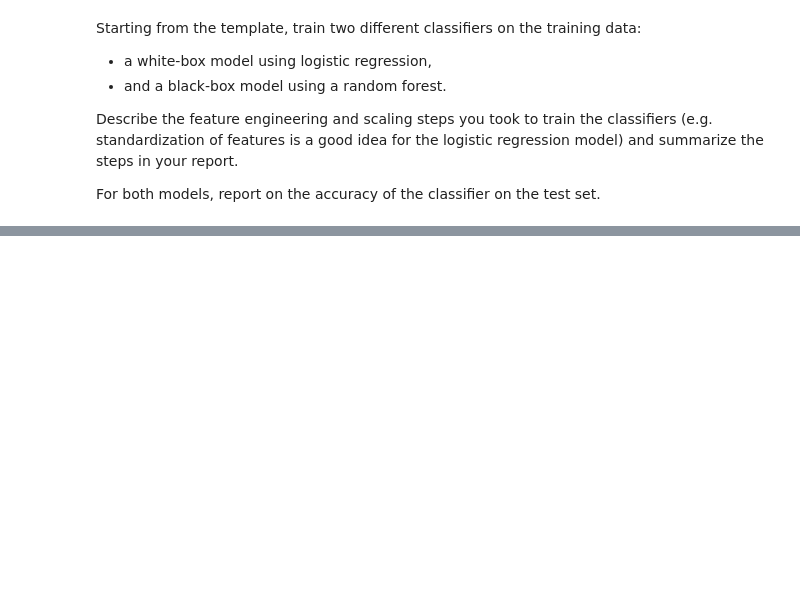
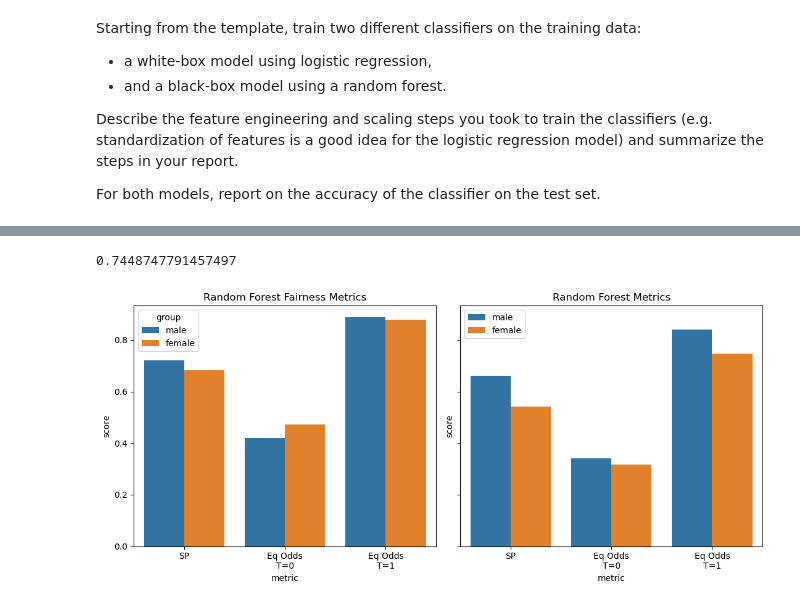
Before and after one commit to AlteaF/Algorithmic_Fairness_2025, a Jupyter notebook: Assignment1/afae25-assignment-01.ipynb, the cells around one changed output, grey strips where cells are left out. Drawn from its saved outputs; the diff is of its cells as text; code cells hidden in the pictures; blank space fills up the shorter version.

```diff
--- a/Assignment1/afae25-assignment-01.ipynb
+++ b/Assignment1/afae25-assignment-01.ipynb
@@ -137,0 +352,34 @@ fig.tight_layout()
+# %%
+new_new_forest_accuracy, new_new_forest_fairness = new_accuracy(forest_y_prob, log_thr_group1, log_thr_group2)
+print(new_new_forest_accuracy)
+
+_, ax = plt.subplots(1,2, figsize=(11,5), sharey=True)
+
+sns.barplot(data = new_new_forest_fairness,
+                x = 'metric',
+                y = 'score',
+                hue = 'group',
+                ax=ax[0]
+                )
+
+sns.barplot(data = forest_fairness,
+                x = 'metric',
+                y = 'score',
+                hue = 'group',
+                ax=ax[1]
+                )
+
+
+plt.legend()
+ax[0].set_title("Random Forest Fairness Metrics")
+ax[1].set_title("Random Forest Metrics")
+
+ax[0].set_xticks([0,1,2], ['SP', f'Eq Odds\nT=0', f'Eq Odds\nT=1'])
+ax[1].set_xticks([0,1,2], ['SP', f'Eq Odds\nT=0', f'Eq Odds\nT=1'])
+
+plt.tight_layout()
+
+plt.show()
+# %% [output]
+0.7448747791457497
+[figure, added]
```
Also changed, not shown: parts of 14 cells of this notebook, 1 other file.
